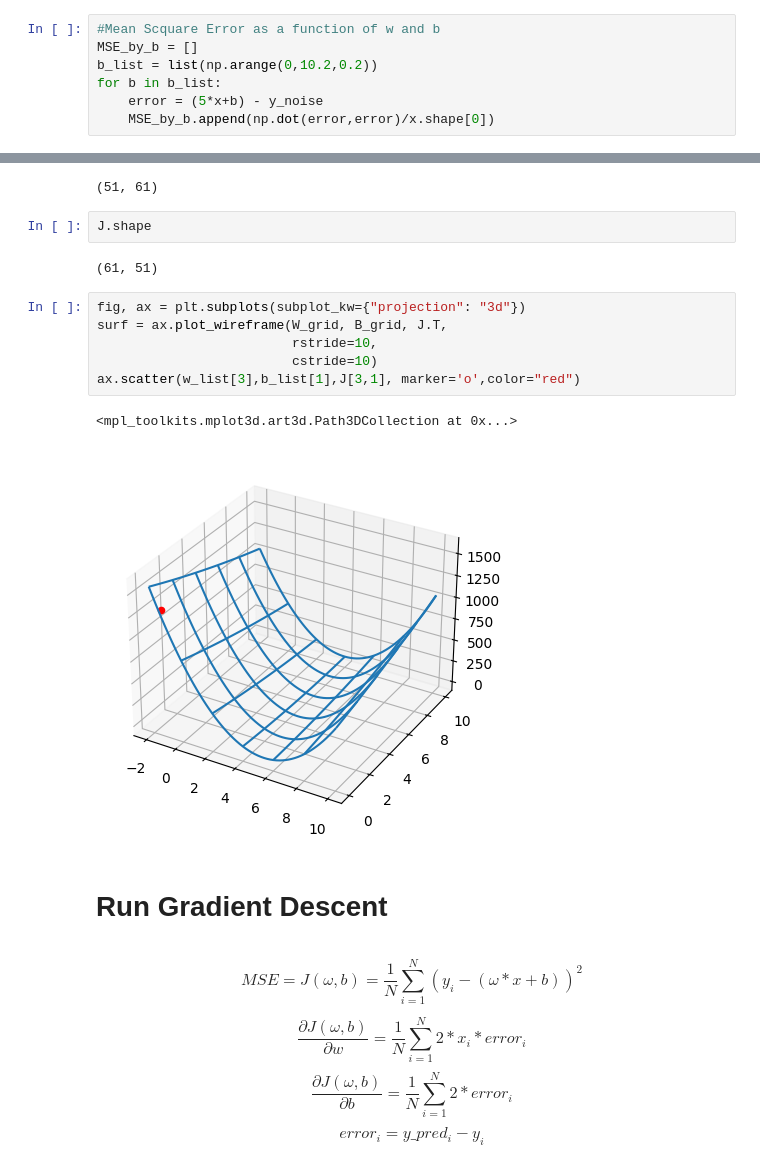
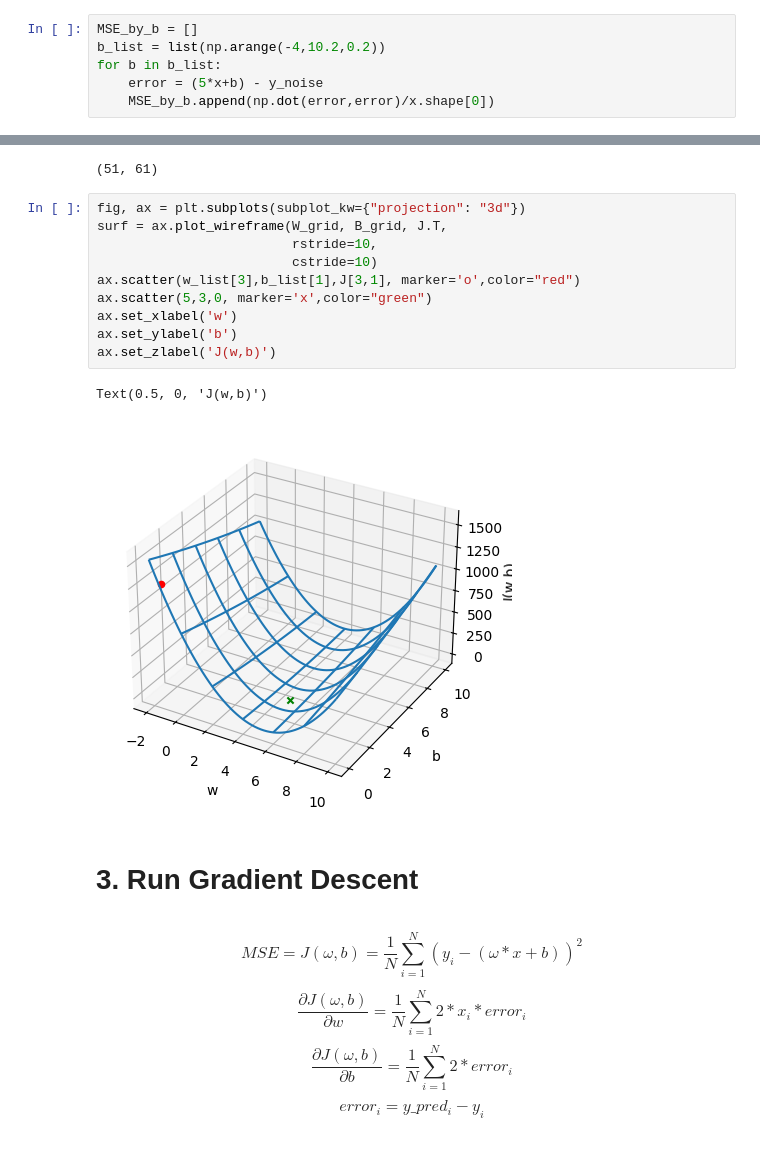
Before and after one commit to enoten/ml-numpy-pytorch, a Jupyter notebook: Linear Regression.ipynb, the cells around one changed output, grey strips where cells are left out. Cells and saved outputs as stored; diff of their text form.

```diff
--- a/Linear Regression.ipynb
+++ b/Linear Regression.ipynb
@@ -99,7 +130,6 @@ Text(0, 0.5, 'MSE(w,b=3)')
 # %%
-#Mean Scquare Error as a function of w and b
 MSE_by_b = []
-b_list = list(np.arange(0,10.2,0.2))
+b_list = list(np.arange(-4,10.2,0.2))
 for b in b_list:
     error = (5*x+b) - y_noise
     MSE_by_b.append(np.dot(error,error)/x.shape[0])
@@ -145,21 +176,21 @@ B.shape
 B_grid.shape
 # %% [output]
 (51, 61)
-# %%
-J.shape
-# %% [output]
-(61, 51)
 # %%
 fig, ax = plt.subplots(subplot_kw={"projection": "3d"})
 surf = ax.plot_wireframe(W_grid, B_grid, J.T,
                          rstride=10,
                          cstride=10)
 ax.scatter(w_list[3],b_list[1],J[3,1], marker='o',color="red")
+ax.scatter(5,3,0, marker='x',color="green")
+ax.set_xlabel('w')
+ax.set_ylabel('b')
+ax.set_zlabel('J(w,b)')
 # %% [output]
-<mpl_toolkits.mplot3d.art3d.Path3DCollection at 0x...>
+Text(0.5, 0, 'J(w,b)')
-[figure, old version]
+[figure, new version]
 # %% [markdown]
-# Run Gradient Descent
+# 3. Run Gradient Descent
 # %% [markdown]
 $$
   MSE = J(\omega,b) = \frac{1}{N}\sum_{i=1}^N(y_i - (\omega*x+b))^2
```
Also changed, not shown: parts of 52 cells of this notebook.
